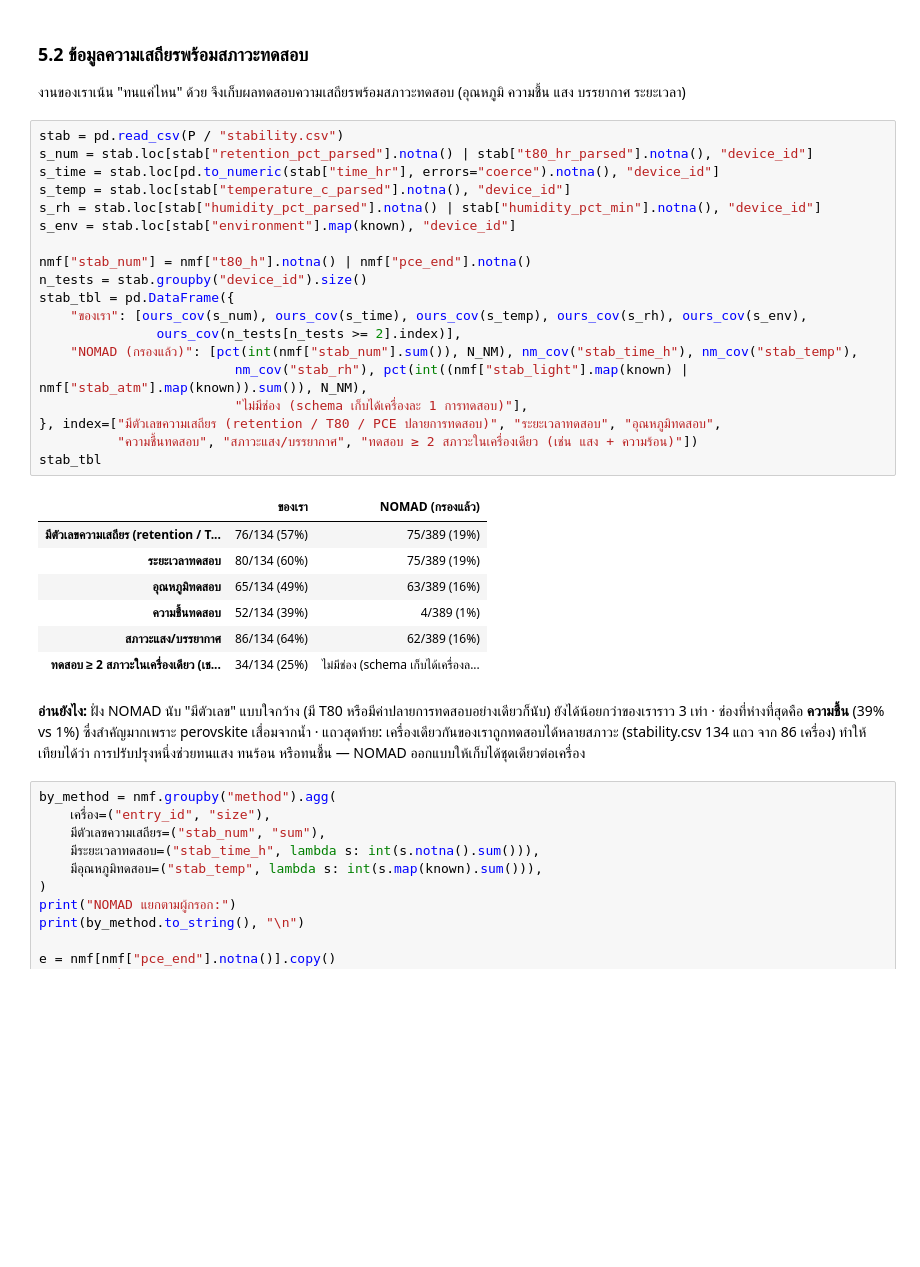
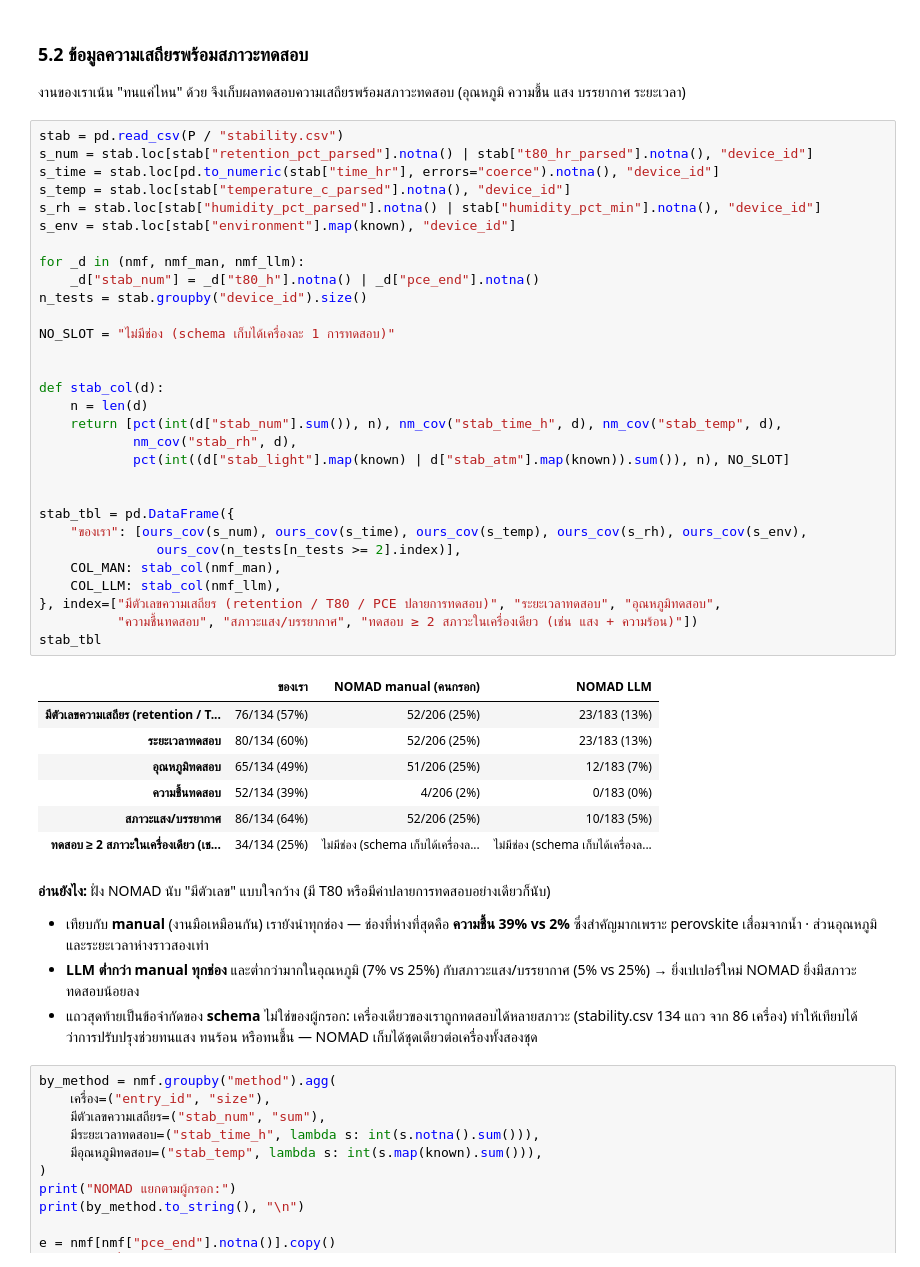
Before and after one commit to NiOx-based-Perovskite-Solar-Cell/Perovskite-Research, a Jupyter notebook: notebooks/nomad_lab/compare_.ipynb, the cells around one changed output. Saved outputs shown, nothing was run; the diff lists cells and outputs as text; blank space fills up the shorter version.

```diff
--- a/notebooks/nomad_lab/compare_.ipynb
+++ b/notebooks/nomad_lab/compare_.ipynb
@@ -495,35 +556,51 @@ recency
 # %%
 stab = pd.read_csv(P / "stability.csv")
 s_num = stab.loc[stab["retention_pct_parsed"].notna() | stab["t80_hr_parsed"].notna(), "device_id"]
 s_time = stab.loc[pd.to_numeric(stab["time_hr"], errors="coerce").notna(), "device_id"]
 s_temp = stab.loc[stab["temperature_c_parsed"].notna(), "device_id"]
 s_rh = stab.loc[stab["humidity_pct_parsed"].notna() | stab["humidity_pct_min"].notna(), "device_id"]
 s_env = stab.loc[stab["environment"].map(known), "device_id"]
 
-nmf["stab_num"] = nmf["t80_h"].notna() | nmf["pce_end"].notna()
+for _d in (nmf, nmf_man, nmf_llm):
+    _d["stab_num"] = _d["t80_h"].notna() | _d["pce_end"].notna()
 n_tests = stab.groupby("device_id").size()
+
+NO_SLOT = "ไม่มีช่อง (schema เก็บได้เครื่องละ 1 การทดสอบ)"
+
+
+def stab_col(d):
+    n = len(d)
+    return [pct(int(d["stab_num"].sum()), n), nm_cov("stab_time_h", d), nm_cov("stab_temp", d),
+            nm_cov("stab_rh", d),
+            pct(int((d["stab_light"].map(known) | d["stab_atm"].map(known)).sum()), n), NO_SLOT]
+
+
 stab_tbl = pd.DataFrame({
     "ของเรา": [ours_cov(s_num), ours_cov(s_time), ours_cov(s_temp), ours_cov(s_rh), ours_cov(s_env),
                ours_cov(n_tests[n_tests >= 2].index)],
-    "NOMAD (กรองแล้ว)": [pct(int(nmf["stab_num"].sum()), N_NM), nm_cov("stab_time_h"), nm_cov("stab_temp"),
-                         nm_cov("stab_rh"), pct(int((nmf["stab_light"].map(known) | nmf["stab_atm"].map(known)).sum()), N_NM),
-                         "ไม่มีช่อง (schema เก็บได้เครื่องละ 1 การทดสอบ)"],
+    COL_MAN: stab_col(nmf_man),
+    COL_LLM: stab_col(nmf_llm),
 }, index=["มีตัวเลขความเสถียร (retention / T80 / PCE ปลายการทดสอบ)", "ระยะเวลาทดสอบ", "อุณหภูมิทดสอบ",
           "ความชื้นทดสอบ", "สภาวะแสง/บรรยากาศ", "ทดสอบ ≥ 2 สภาวะในเครื่องเดียว (เช่น แสง + ความร้อน)"])
 stab_tbl
 # %% [output]
-|  | ของเรา | NOMAD (กรองแล้ว) |
-| มีตัวเลขความเสถียร (retention / T... | 76/134 (57%) | 75/389 (19%) |
-| ระยะเวลาทดสอบ | 80/134 (60%) | 75/389 (19%) |
-| อุณหภูมิทดสอบ | 65/134 (49%) | 63/389 (16%) |
-| ความชื้นทดสอบ | 52/134 (39%) | 4/389 (1%) |
-| สภาวะแสง/บรรยากาศ | 86/134 (64%) | 62/389 (16%) |
-| ทดสอบ ≥ 2 สภาวะในเครื่องเดียว (เช... | 34/134 (25%) | ไม่มีช่อง (schema เก็บได้เครื่องล... |
+|  | ของเรา | NOMAD manual (คนกรอก) | NOMAD LLM |
+| มีตัวเลขความเสถียร (retention / T... | 76/134 (57%) | 52/206 (25%) | 23/183 (13%) |
+| ระยะเวลาทดสอบ | 80/134 (60%) | 52/206 (25%) | 23/183 (13%) |
+| อุณหภูมิทดสอบ | 65/134 (49%) | 51/206 (25%) | 12/183 (7%) |
+| ความชื้นทดสอบ | 52/134 (39%) | 4/206 (2%) | 0/183 (0%) |
+| สภาวะแสง/บรรยากาศ | 86/134 (64%) | 52/206 (25%) | 10/183 (5%) |
+| ทดสอบ ≥ 2 สภาวะในเครื่องเดียว (เช... | 34/134 (25%) | ไม่มีช่อง (schema เก็บได้เครื่องล... | ไม่มีช่อง (schema เก็บได้เครื่องล... |
 # %% [markdown]
-**อ่านยังไง:** ฝั่ง NOMAD นับ "มีตัวเลข" แบบใจกว้าง (มี T80 หรือมีค่าปลายการทดสอบอย่างเดียวก็นับ) ยังได้น้อยกว่าของเราราว 3 เท่า ·
-ช่องที่ห่างที่สุดคือ **ความชื้น** (39% vs 1%) ซึ่งสำคัญมากเพราะ perovskite เสื่อมจากน้ำ ·
-แถวสุดท้าย: เครื่องเดียวกันของเราถูกทดสอบได้หลายสภาวะ (stability.csv 134 แถว จาก 86 เครื่อง) ทำให้เทียบได้ว่า
-การปรับปรุงหนึ่งช่วยทนแสง ทนร้อน หรือทนชื้น — NOMAD ออกแบบให้เก็บได้ชุดเดียวต่อเครื่อง
+**อ่านยังไง:** ฝั่ง NOMAD นับ "มีตัวเลข" แบบใจกว้าง (มี T80 หรือมีค่าปลายการทดสอบอย่างเดียวก็นับ)
+
+- เทียบกับ **manual** (งานมือเหมือนกัน) เรายังนำทุกช่อง — ช่องที่ห่างที่สุดคือ **ความชื้น 39% vs 2%**
+  ซึ่งสำคัญมากเพราะ perovskite เสื่อมจากน้ำ · ส่วนอุณหภูมิและระยะเวลาห่างราวสองเท่า
+- **LLM ต่ำกว่า manual ทุกช่อง** และต่ำกว่ามากในอุณหภูมิ (7% vs 25%) กับสภาวะแสง/บรรยากาศ (5% vs 25%)
+  → ยิ่งเปเปอร์ใหม่ NOMAD ยิ่งมีสภาวะทดสอบน้อยลง
+- แถวสุดท้ายเป็นข้อจำกัดของ **schema** ไม่ใช่ของผู้กรอก: เครื่องเดียวของเราถูกทดสอบได้หลายสภาวะ
+  (stability.csv 134 แถว จาก 86 เครื่อง) ทำให้เทียบได้ว่าการปรับปรุงช่วยทนแสง ทนร้อน หรือทนชื้น —
+  NOMAD เก็บได้ชุดเดียวต่อเครื่องทั้งสองชุด
 # %%
 by_method = nmf.groupby("method").agg(
     เครื่อง=("entry_id", "size"),
```
Also changed, not shown: parts of 13 cells of this notebook.
